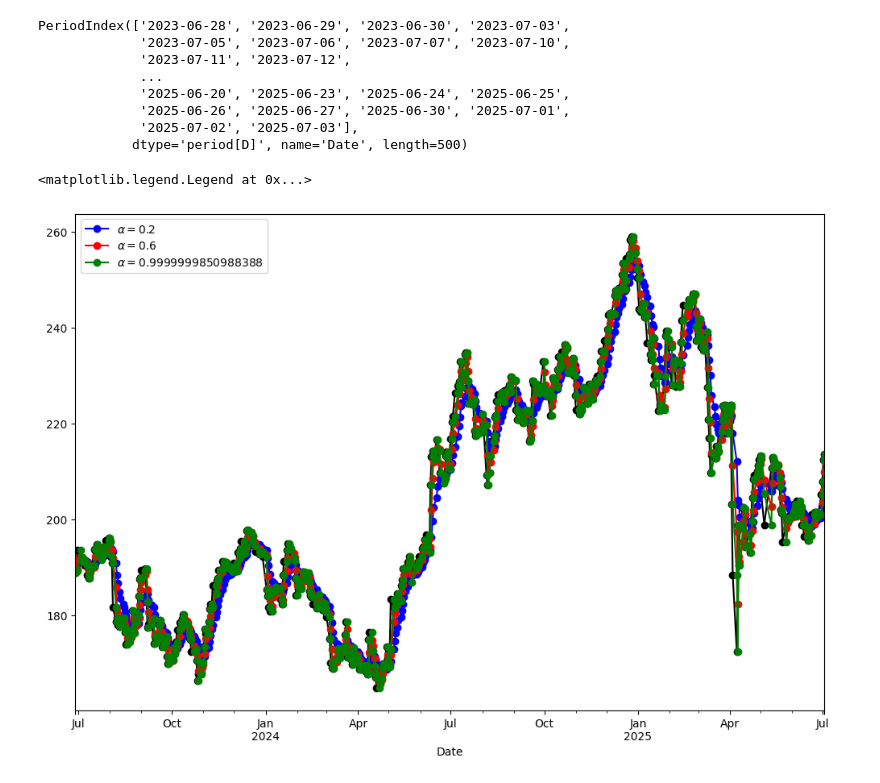
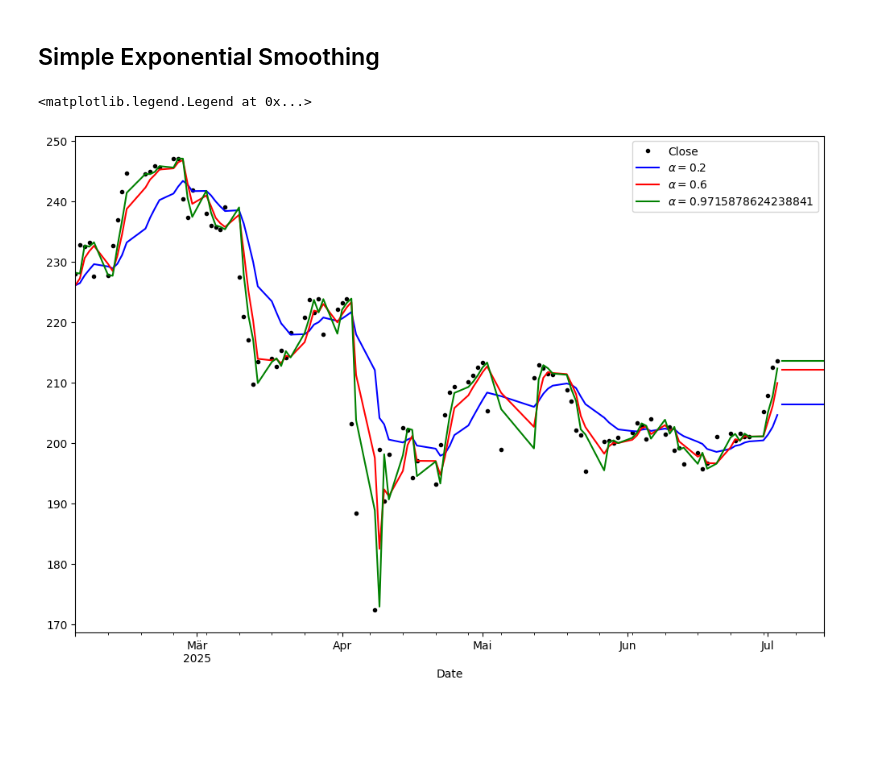
Before and after one commit to OnurKerimoglu/stocks_forecasting, a Jupyter notebook: nb/exponential_smoothing.ipynb, the cells around one changed output. Cells and saved outputs as stored; diff of their text form; code cells hidden in the pictures; blank space fills up the shorter version.

Commit message:
exponential_smoothing finalized

```diff
--- a/nb/exponential_smoothing.ipynb
+++ b/nb/exponential_smoothing.ipynb
@@ -11,7 +13,7 @@ from data import load_raw_data, clean_raw_data, prepare_base_features, extract_t
 df_raw = load_raw_data(rootpath = os.path.dirname(os.getcwd()))
 df_clean = clean_raw_data(df_raw)
 ticker = 'AAPL'
-df_clean_ticker = extract_ticker(df_clean, ticker, requiredrecords=500, write=False) # datapath=datapat
+df_clean_ticker = extract_ticker(df_clean, ticker, requiredrecords=100, write=False) # datapath=datapat
 df = prepare_base_features(df_clean_ticker)
 df = df.sort_values('Date')
 # %% [output]
@@ -33,40 +24,34 @@ DatetimeIndex(['2023-06-28', '2023-06-29', '2023-06-30', '2023-07-03',
 # %%
-closing_price = df['Close']
-# closing_price.index = pd.date_range(start="1996", end="2008", freq="Y")
+price = df['Close']
 # convert the index to periods
-closing_price.index = closing_price.index.to_period("D")
-closing_price.index
+price.index = price.index.to_period("D")
+# price.index
-# %% [output]
-PeriodIndex(['2023-06-28', '2023-06-29', '2023-06-30', '2023-07-03',
-             '2023-07-05', '2023-07-06', '2023-07-07', '2023-07-10',
-             '2023-07-11', '2023-07-12',
-             ...
-             '2025-06-20', '2025-06-23', '2025-06-24', '2025-06-25',
-             '2025-06-26', '2025-06-27', '2025-06-30', '2025-07-01',
-             '2025-07-02', '2025-07-03'],
-            dtype='period[D]', name='Date', length=500)
+# %% [markdown]
+## Simple Exponential Smoothing
 # %%
 
-fit1 = SimpleExpSmoothing(closing_price, initialization_method="heuristic").fit(
+fit1 = SimpleExpSmoothing(price, initialization_method="heuristic").fit(
     smoothing_level=0.2, optimized=False
 )
-fcast1 = fit1.forecast(3).rename(r"$\alpha=0.2$")
-fit2 = SimpleExpSmoothing(closing_price, initialization_method="heuristic").fit(
+fcast1 = fit1.forecast(10).rename(r"$\alpha=0.2$")
+
+fit2 = SimpleExpSmoothing(price, initialization_method="heuristic").fit(
     smoothing_level=0.6, optimized=False
 )
-fcast2 = fit2.forecast(3).rename(r"$\alpha=0.6$")
-fit3 = SimpleExpSmoothing(closing_price, initialization_method="estimated").fit()
-fcast3 = fit3.forecast(3).rename(r"$\alpha=%s$" % fit3.model.params["smoothing_level"])
+fcast2 = fit2.forecast(10).rename(r"$\alpha=0.6$")
+
+fit3 = SimpleExpSmoothing(price, initialization_method="estimated").fit()
+fcast3 = fit3.forecast(10).rename(r"$\alpha=%s$" % fit3.model.params["smoothing_level"])
 
 plt.figure(figsize=(12, 8))
-closing_price.plot(marker="o", color="black")
-plt.plot(fit1.fittedvalues, marker="o", color="blue")
-(line1,) = plt.plot(fcast1, marker="o", color="blue")
-plt.plot(fit2.fittedvalues, marker="o", color="red")
-(line2,) = plt.plot(fcast2, marker="o", color="red")
-plt.plot(fit3.fittedvalues, marker="o", color="green")
-(line3,) = plt.plot(fcast3, marker="o", color="green")
-plt.legend([line1, line2, line3], [fcast1.name, fcast2.name, fcast3.name])
+price.plot(style='.',  color="black")
+fit1.fittedvalues.plot(style='-', color="blue")
+fcast1.plot(style='-', color="blue", label=fcast1.name)
+fit2.fittedvalues.plot(style='-', color="red")
+fcast2.plot(style='-', color="red", label=fcast2.name)
+fit3.fittedvalues.plot(style='-', color="green")
+fcast3.plot(style='-', color="green", label=fcast3.name)
+plt.legend()
 # %% [output]
 <matplotlib.legend.Legend at 0x...>
-[figure, old version]
+[figure, new version]
```
Also changed, not shown: parts of 12 cells of this notebook.
